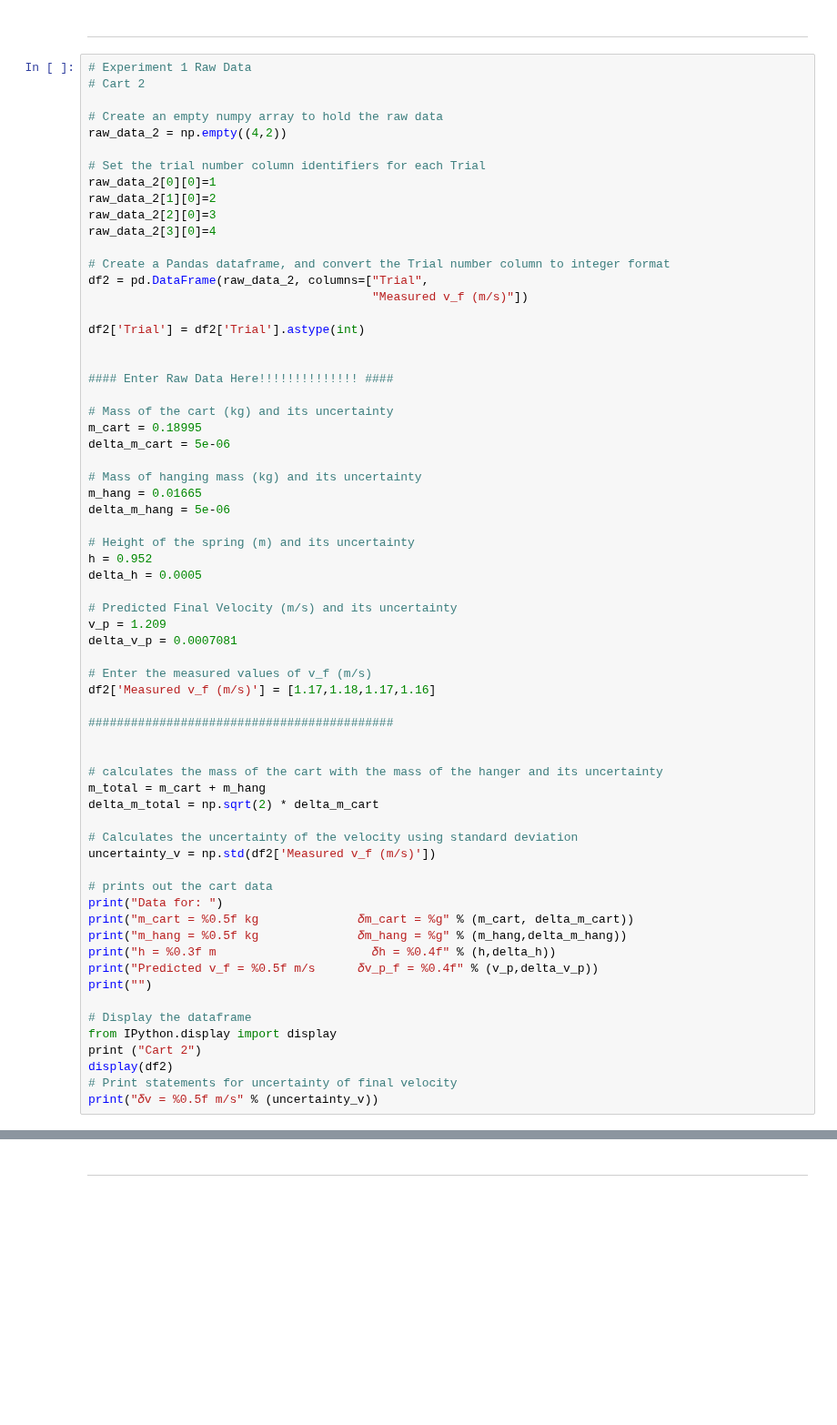
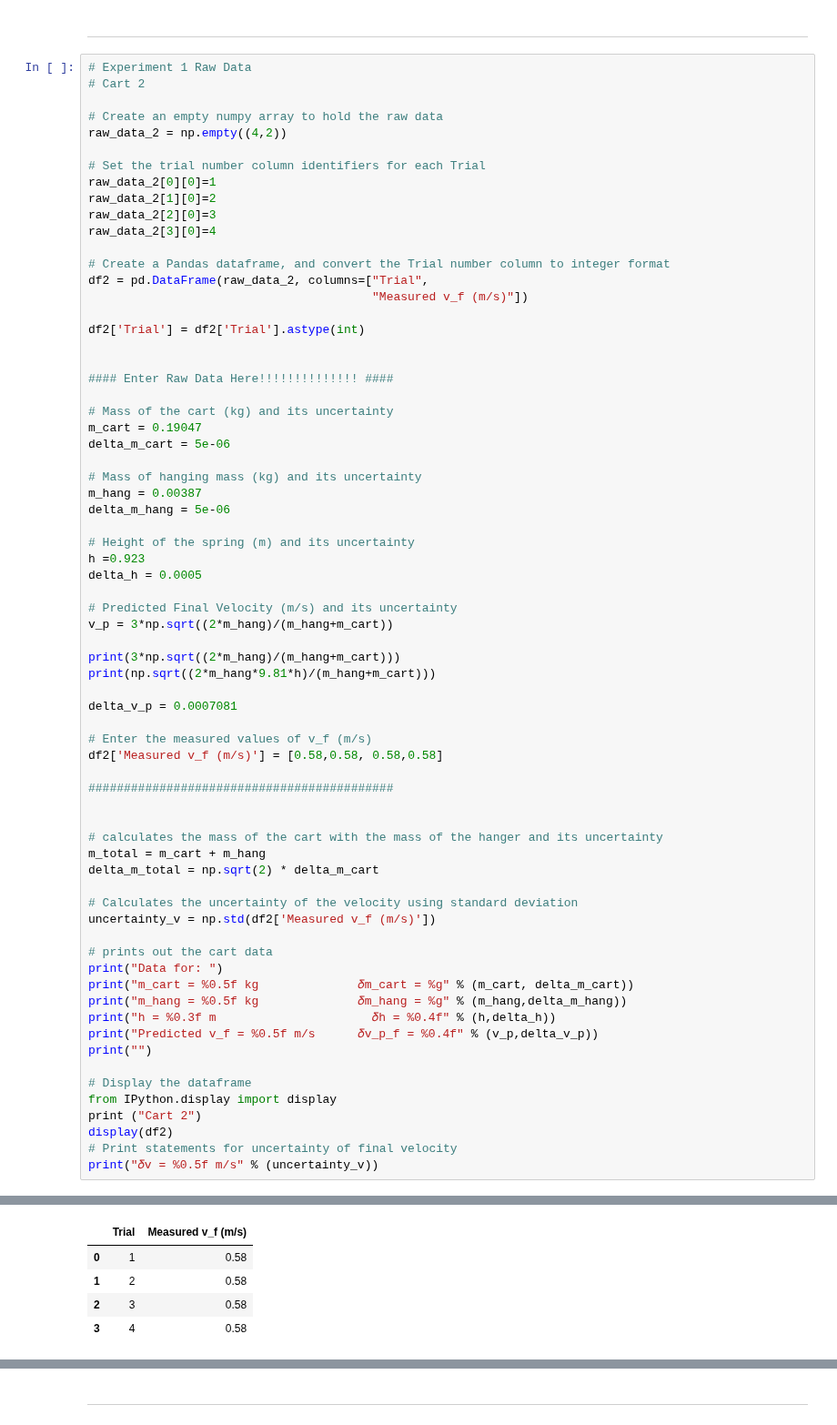
Before and after one commit to brash99/PhysicsLabs, a Jupyter notebook: PHYS201L/JupyterNotebooks/Lab5/NewData_Lab5.ipynb, the cells around one changed output, grey strips where cells are left out. Shown at 91% size. Saved outputs shown, nothing was run; the diff lists cells and outputs as text; blank space fills up the shorter version.

```diff
--- a/PHYS201L/JupyterNotebooks/Lab5/NewData_Lab5.ipynb
+++ b/PHYS201L/JupyterNotebooks/Lab5/NewData_Lab5.ipynb
@@ -309,23 +315,27 @@ df2['Trial'] = df2['Trial'].astype(int)
 #### Enter Raw Data Here!!!!!!!!!!!!!! ####
 
 # Mass of the cart (kg) and its uncertainty
-m_cart = 0.18995
+m_cart = 0.19047
 delta_m_cart = 5e-06
 
 # Mass of hanging mass (kg) and its uncertainty
-m_hang = 0.01665
+m_hang = 0.00387
 delta_m_hang = 5e-06
 
 # Height of the spring (m) and its uncertainty
-h = 0.952
+h =0.923
 delta_h = 0.0005
 
 # Predicted Final Velocity (m/s) and its uncertainty
-v_p = 1.209
+v_p = 3*np.sqrt((2*m_hang)/(m_hang+m_cart))
+
+print(3*np.sqrt((2*m_hang)/(m_hang+m_cart)))
+print(np.sqrt((2*m_hang*9.81*h)/(m_hang+m_cart)))
+
 delta_v_p = 0.0007081
 
 # Enter the measured values of v_f (m/s)
-df2['Measured v_f (m/s)'] = [1.17,1.18,1.17,1.16]
+df2['Measured v_f (m/s)'] = [0.58,0.58, 0.58,0.58]
 
 ###########################################
 
@@ -351,3 +361,4 @@ print ("Cart 2")
 display(df2)
 # Print statements for uncertainty of final velocity
 print("𝛿v = %0.5f m/s" % (uncertainty_v))
+# %% [output]
@@ -353,0 +374,5 @@ print("𝛿v = %0.5f m/s" % (uncertainty_v))
+|  | Trial | Measured v_f (m/s) |
+| 0 | 1 | 0.58 |
+| 1 | 2 | 0.58 |
+| 2 | 3 | 0.58 |
+| 3 | 4 | 0.58 |
```
Also changed, not shown: parts of 9 cells of this notebook.
